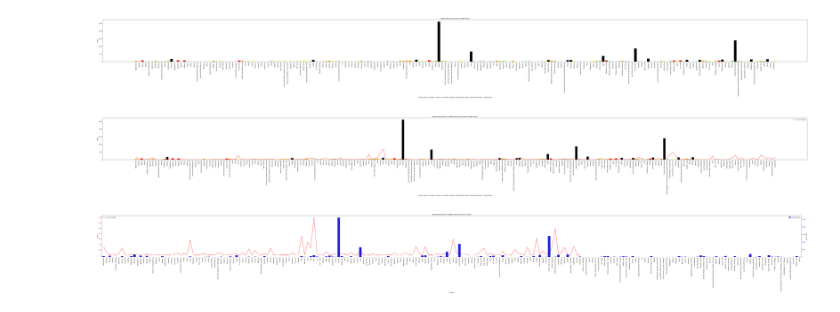
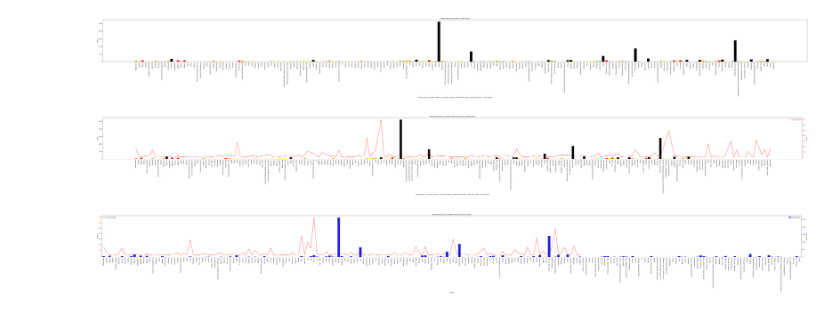
Before and after one commit to jcbritton/Project1_Team2_repo, a Jupyter notebook: smith_draft_code2.ipynb, the cells around one changed output. Saved outputs shown, nothing was run; the diff lists cells and outputs as text; code cells hidden in the pictures.

```diff
--- a/smith_draft_code2.ipynb
+++ b/smith_draft_code2.ipynb
@@ -260,37 +279,37 @@ conditions = [
     (overall_percentage_per_country_df['Value'] <= 25),
     (overall_percentage_per_country_df['Value'] > 25) & (overall_percentage_per_country_df['Value'] <= 50),
     (overall_percentage_per_country_df['Value'] > 50) & (overall_percentage_per_country_df['Value'] <= 75),
     (overall_percentage_per_country_df['Value'] > 75) & (overall_percentage_per_country_df['Value'] <= 100)
 ]
 colors = ['green', 'yellow', 'orange', 'red']
 
 # Use np.select to assign colors based on conditions
 overall_percentage_per_country_df['Color'] = np.select(conditions, colors, default='black')
 
 # Plotting
 fig, ax = plt.subplots(figsize=(100, 6))
 
 # Plot bars manually
 bars = ax.bar(overall_percentage_per_country_df['Country'], overall_percentage_per_country_df['Value'], color=overall_percentage_per_country_df['Color'])
 
 # Add titles and labels
 ax.set_title('Militarized Events vs. Water Stress by Country (1980-2015)')
 ax.set_xlabel('Country: Green = No Stress, Yellow = Low Stress, Orange = Medium Stress, Red = High Stress, Black = Critical Stress')
 ax.set_ylabel('Value')
 ax.tick_params(axis='x', labelrotation=90)
 
-ax2 = ax1.twinx()
+ax2 = ax.twinx()
 
 sns.lineplot(data=mie_per_country_df, x='Country', y='Count', label='No. of conflicts', color="red")
 ax2.set_xlabel('Country')
 ax2.set_ylabel('Count')
 ax2.tick_params(axis='y', labelcolor='red')
-ax1.tick_params(axis='x', labelrotation=90)
+ax2.tick_params(axis='x', labelrotation=90)
 
-plt.savefig('militarized_events_vs_water_stress_by_country.png', bbox_inches='tight')
+plt.savefig('militarized_events_vs_water_stress_by_country.png_color_coded.png', bbox_inches='tight')
 plt.show()
 # %% [output]
-[figure, old version]
+[figure, new version]
 # %%
 fig, ax1 = plt.subplots(figsize=(100, 6))
 sns.lineplot(data=mie_per_country_df, x='Country', y='Count', label='No. of conflicts', color="red")
```
Also changed, not shown: parts of 10 cells of this notebook, 6 other files.
